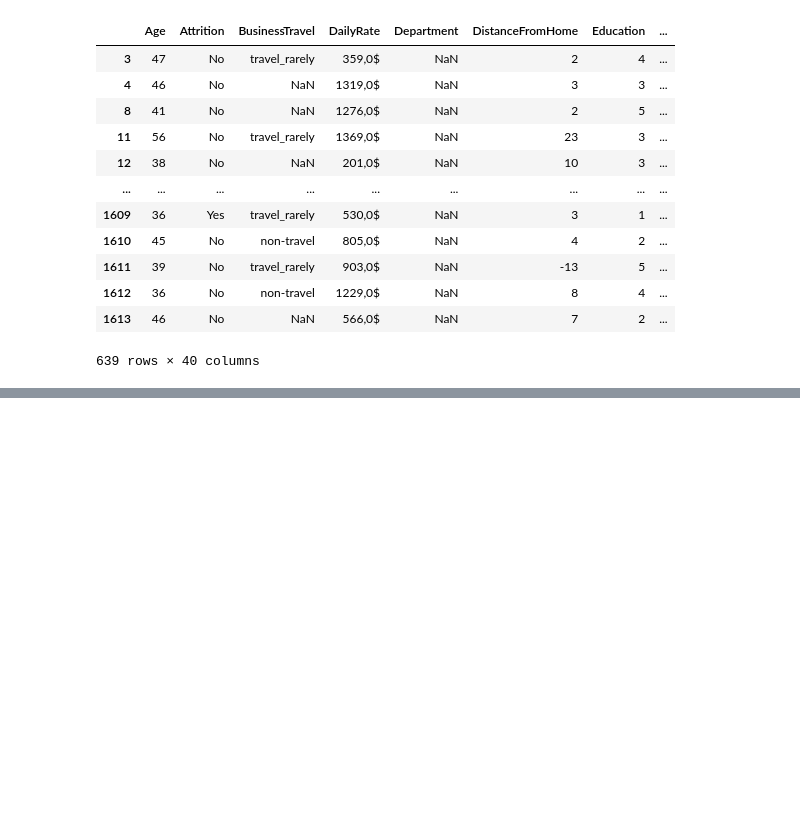
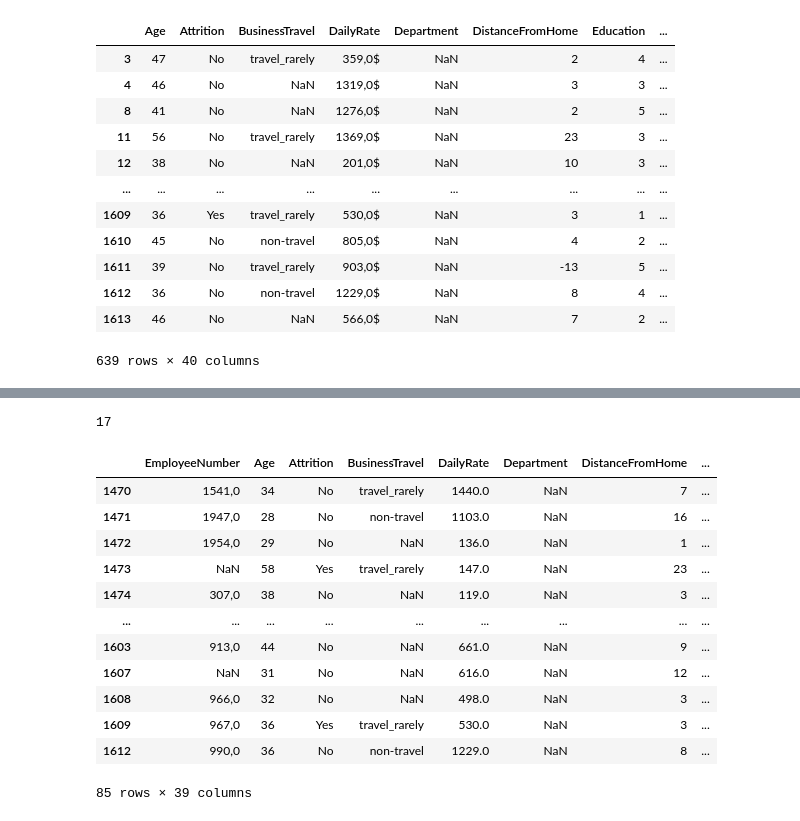
Before and after one commit to luzmarinahg/proyecto_eda_adalab, a Jupyter notebook: FASE-1-EDA.ipynb, the cells around one changed output, grey strips where cells are left out. Saved outputs shown, nothing was run; the diff lists cells and outputs as text; code cells hidden in the pictures; blank space fills up the shorter version.

```diff
--- a/FASE-1-EDA.ipynb
+++ b/FASE-1-EDA.ipynb
@@ -167,0 +333,28 @@ duplicates
+# %%
+df["MonthlyIncome"] = df["MonthlyIncome"].str.replace(',', '.', regex=False)
+# %%
+df["MonthlyIncome"] = df["MonthlyIncome"].astype(float)
+# %%
+df.duplicated().sum()
+# %% [output]
+17
+# %%
+df_sinremotework = df.drop(columns = "RemoteWork")
+# %%
+df_dupli = df_sinremotework[df_sinremotework.duplicated()]
+# %%
+df_dupli
+# %% [output]
+|  | EmployeeNumber | Age | Attrition | BusinessTravel | DailyRate | Department | DistanceFromHome | ... |
+| 1470 | 1541,0 | 34 | No | travel_rarely | 1440.0 | NaN | 7 | ... |
+| 1471 | 1947,0 | 28 | No | non-travel | 1103.0 | NaN | 16 | ... |
+| 1472 | 1954,0 | 29 | No | NaN | 136.0 | NaN | 1 | ... |
+| 1473 | NaN | 58 | Yes | travel_rarely | 147.0 | NaN | 23 | ... |
+| 1474 | 307,0 | 38 | No | NaN | 119.0 | NaN | 3 | ... |
+| ... | ... | ... | ... | ... | ... | ... | ... | ... |
+| 1603 | 913,0 | 44 | No | NaN | 661.0 | NaN | 9 | ... |
+| 1607 | NaN | 31 | No | NaN | 616.0 | NaN | 12 | ... |
+| 1608 | 966,0 | 32 | No | NaN | 498.0 | NaN | 3 | ... |
+| 1609 | 967,0 | 36 | Yes | travel_rarely | 530.0 | NaN | 3 | ... |
+| 1612 | 990,0 | 36 | No | non-travel | 1229.0 | NaN | 8 | ... |
+85 rows × 39 columns
```
Also changed, not shown: parts of 27 cells of this notebook.
